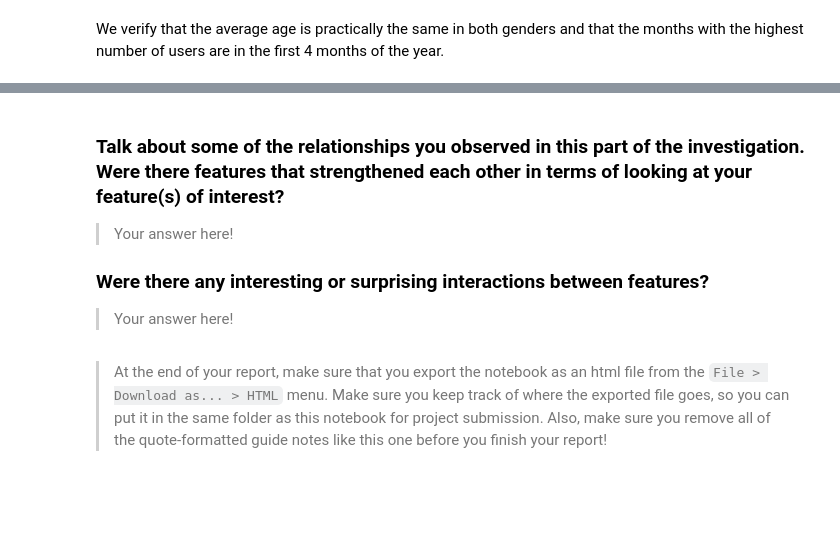
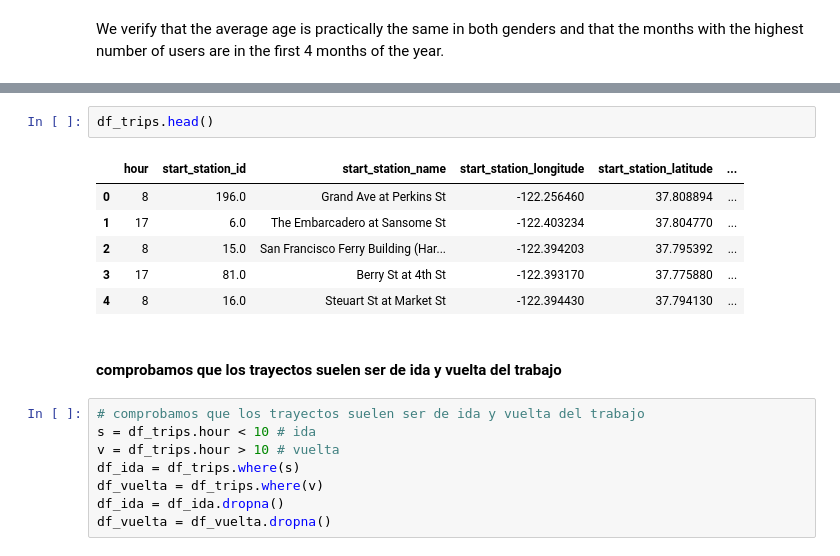
Before and after one commit to apozuelog/Data-visualization-project, a Jupyter notebook: exploration.ipynb, the cells around one changed output, grey strips where cells are left out. Drawn from its saved outputs; the diff is of its cells as text; blank space fills up the shorter version.

```diff
--- a/exploration.ipynb
+++ b/exploration.ipynb
@@ -483,14 +433,19 @@ vuelta
-# %% [markdown]
-### Talk about some of the relationships you observed in this part of the investigation. Were there features that strengthened each other in terms of looking at your feature(s) of interest?
-
-> Your answer here!
-
-### Were there any interesting or surprising interactions between features?
-
-> Your answer here!
-# %% [markdown]
-> At the end of your report, make sure that you export the notebook as an
-html file from the `File > Download as... > HTML` menu. Make sure you keep
-track of where the exported file goes, so you can put it in the same folder
-as this notebook for project submission. Also, make sure you remove all of
-the quote-formatted guide notes like this one before you finish your report!
+# %%
+df_trips.head()
+# %% [output]
+|  | hour | start_station_id | start_station_name | start_station_longitude | start_station_latitude | ... |
+| 0 | 8 | 196.0 | Grand Ave at Perkins St | -122.256460 | 37.808894 | ... |
+| 1 | 17 | 6.0 | The Embarcadero at Sansome St | -122.403234 | 37.804770 | ... |
+| 2 | 8 | 15.0 | San Francisco Ferry Building (Har... | -122.394203 | 37.795392 | ... |
+| 3 | 17 | 81.0 | Berry St at 4th St | -122.393170 | 37.775880 | ... |
+| 4 | 8 | 16.0 | Steuart St at Market St | -122.394430 | 37.794130 | ... |
+# %% [markdown]
+#### comprobamos que los trayectos suelen ser de ida y vuelta del trabajo
+# %%
+# comprobamos que los trayectos suelen ser de ida y vuelta del trabajo
+s = df_trips.hour < 10 # ida
+v = df_trips.hour > 10 # vuelta
+df_ida = df_trips.where(s)
+df_vuelta = df_trips.where(v)
+df_ida = df_ida.dropna()
+df_vuelta = df_vuelta.dropna()
```
Also changed, not shown: parts of 23 cells of this notebook, 1 other file.
